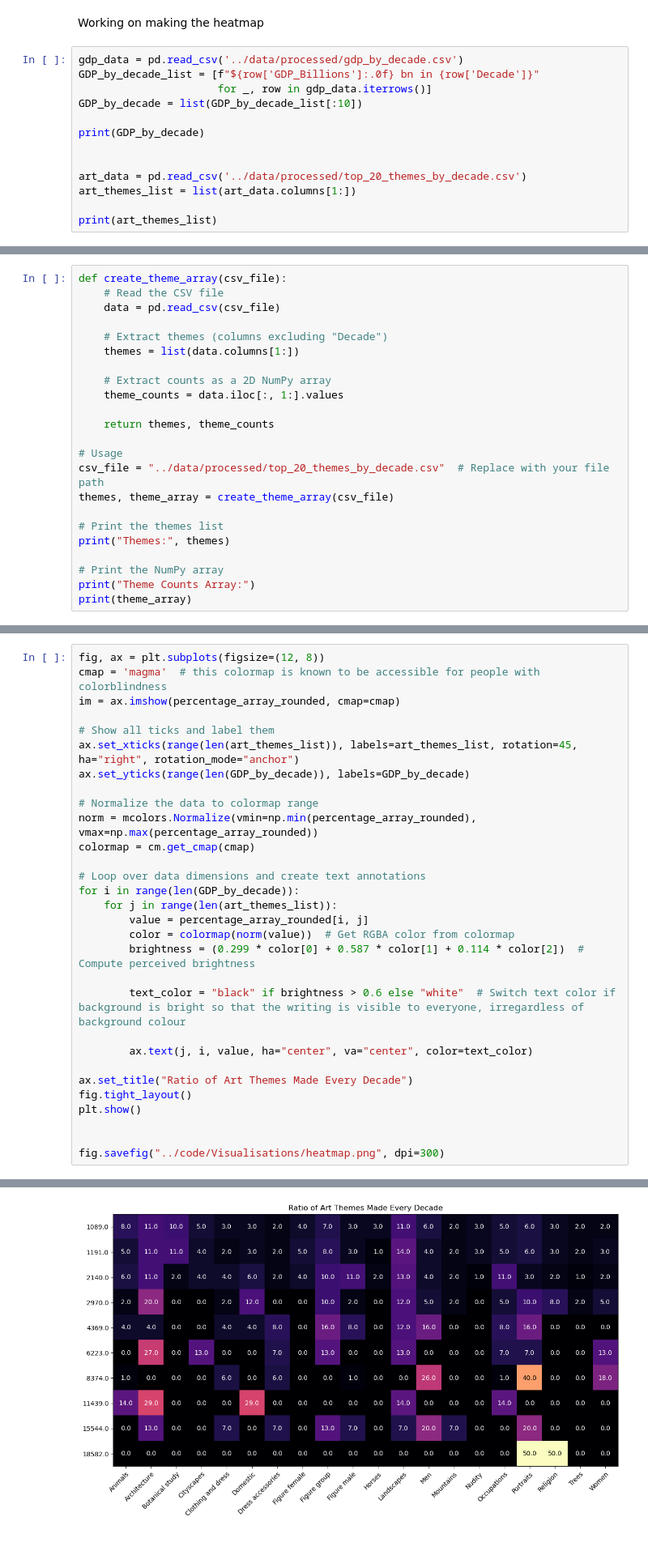
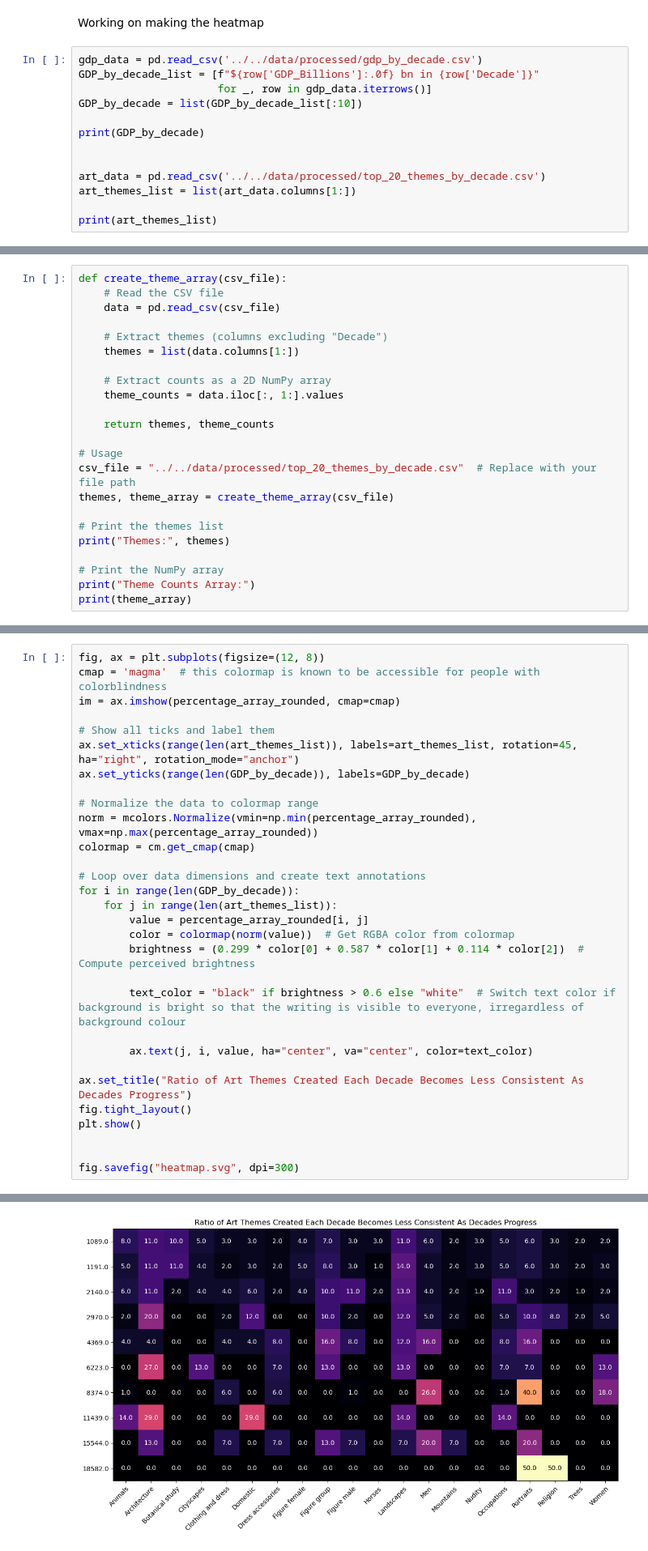
Before and after one commit to lse-ds105/ds105a-2024-project-data_dazzlers, a Jupyter notebook: code/Visualisations/NB03_gdp_art_visualisations.ipynb, the cells around one changed output, grey strips where cells are left out. Shown at 81% size. Cells and saved outputs as stored; diff of their text form.

```diff
--- a/code/Visualisations/NB03_gdp_art_visualisations.ipynb
+++ b/code/Visualisations/NB03_gdp_art_visualisations.ipynb
@@ -236,7 +228,7 @@ df_gdp_decade.to_csv(f'{output_folder_path}gdp_by_decade.csv', index=False)
 # %% [markdown]
 Working on making the heatmap
 # %%
-gdp_data = pd.read_csv('../data/processed/gdp_by_decade.csv')
+gdp_data = pd.read_csv('../../data/processed/gdp_by_decade.csv')
 GDP_by_decade_list = [f"${row['GDP_Billions']:.0f} bn in {row['Decade']}"
                       for _, row in gdp_data.iterrows()]
 GDP_by_decade = list(GDP_by_decade_list[:10])
@@ -244,7 +236,7 @@ GDP_by_decade = list(GDP_by_decade_list[:10])
 print(GDP_by_decade)
 
 
-art_data = pd.read_csv('../data/processed/top_20_themes_by_decade.csv')
+art_data = pd.read_csv('../../data/processed/top_20_themes_by_decade.csv')
 art_themes_list = list(art_data.columns[1:])
 
 print(art_themes_list)
@@ -265,7 +257,7 @@ def create_theme_array(csv_file):
     return themes, theme_counts
 
 # Usage
-csv_file = "../data/processed/top_20_themes_by_decade.csv"  # Replace with your file path
+csv_file = "../../data/processed/top_20_themes_by_decade.csv"  # Replace with your file path
 themes, theme_array = create_theme_array(csv_file)
 
 # Print the themes list
@@ -328,36 +320,36 @@ print(percentage_array_rounded)
 # %%
 fig, ax = plt.subplots(figsize=(12, 8))
 cmap = 'magma'  # this colormap is known to be accessible for people with colorblindness
 im = ax.imshow(percentage_array_rounded, cmap=cmap)
 
 # Show all ticks and label them
 ax.set_xticks(range(len(art_themes_list)), labels=art_themes_list, rotation=45, ha="right", rotation_mode="anchor")
 ax.set_yticks(range(len(GDP_by_decade)), labels=GDP_by_decade)
 
 # Normalize the data to colormap range
 norm = mcolors.Normalize(vmin=np.min(percentage_array_rounded), vmax=np.max(percentage_array_rounded))
 colormap = cm.get_cmap(cmap)
 
 # Loop over data dimensions and create text annotations
 for i in range(len(GDP_by_decade)):
     for j in range(len(art_themes_list)):
         value = percentage_array_rounded[i, j]
         color = colormap(norm(value))  # Get RGBA color from colormap
         brightness = (0.299 * color[0] + 0.587 * color[1] + 0.114 * color[2])  # Compute perceived brightness
 
         text_color = "black" if brightness > 0.6 else "white"  # Switch text color if background is bright so that the writing is visible to everyone, irregardless of background colour
 
         ax.text(j, i, value, ha="center", va="center", color=text_color)
 
-ax.set_title("Ratio of Art Themes Made Every Decade")
+ax.set_title("Ratio of Art Themes Created Each Decade Becomes Less Consistent As Decades Progress")
 fig.tight_layout()
 plt.show()
 
 
-fig.savefig("../code/Visualisations/heatmap.png", dpi=300)
+fig.savefig("heatmap.svg", dpi=300)
 # %% [output]
 The get_cmap function was deprecated in Matplotlib 3.7 and will be removed two minor releases later. Use ``matplotlib.colormaps[name]`` or ``matplotlib.colormaps.get_cmap(obj)`` instead.
-[figure, old version]
+[figure, new version]
 # %% [markdown]
 Below I made a variable that lists GDP in ascending order, so the first value of GDP (the lowest) actually represents 1930s while the second represents 1920s. The rest are also in ascending order of decades, e.g. the third item in the list is 1940s and the fourth is 1950s.
 # %%
```
Also changed, not shown: parts of 8 cells of this notebook.
